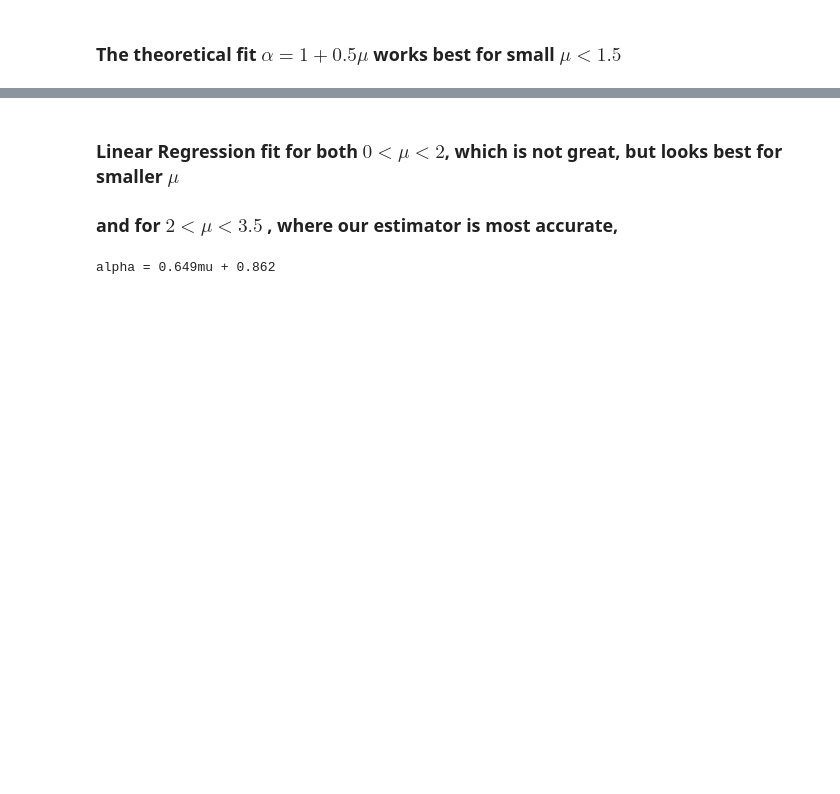
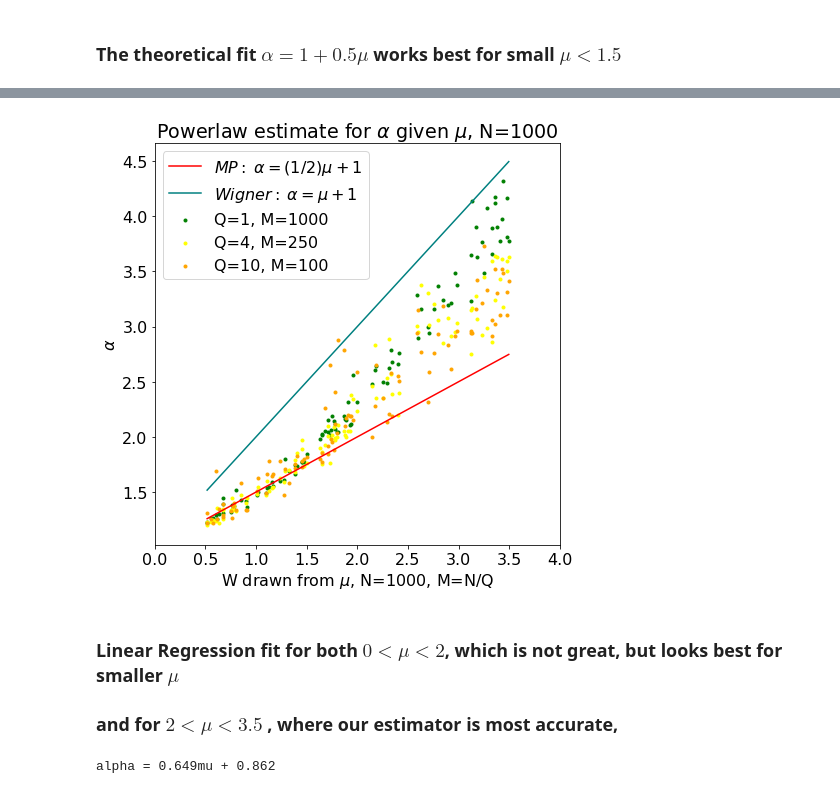
Before and after one commit to CalculatedContent/ImplicitSelfRegularization, a Jupyter notebook: HeavyTailedUniversalityClasses.ipynb, the cells around one changed output, grey strips where cells are left out. Drawn from its saved outputs; the diff is of its cells as text; code cells hidden in the pictures; blank space fills up the shorter version.

```diff
--- a/HeavyTailedUniversalityClasses.ipynb
+++ b/HeavyTailedUniversalityClasses.ipynb
@@ -496,0 +611,25 @@ plt.savefig("img/alpha-mu-plot.png")
+# %%
+def get_pareto_mat_svd(mu, M=1000, Q=2):
+    N = int(Q*M)
+    W = np.random.pareto(mu,size=(M,N))
+    svals, _ = RMT_Util.singular_spectrum(W,norm=False)
+    evals = (1/N)*svals*svals
+    return W, evals
+# %%
+alphas_Q1_M1000_svd = []
+alphas_Q4_M250_svd = []
+alphas_Q10_M100_svd = []
+
+for mu in tqdm(mus):
+
+    W, evals = get_pareto_mat_svd(mu, Q=1, M=1000)
+    fit = powerlaw.Fit(evals, xmax=np.max(evals))
+    alphas_Q1_M1000_svd.append(fit.alpha)
+
+    W, evals = get_pareto_mat_svd(mu, Q=4, M=250)
+    fit = powerlaw.Fit(evals, xmax=np.max(evals))
+    alphas_Q4_M250_svd.append(fit.alpha)
+
+    W, evals = get_pareto_mat_svd(mu, Q=10, M=100)
+    fit = powerlaw.Fit(evals, xmax=np.max(evals))
+    alphas_Q10_M100_svd.append(fit.alpha)
@@ -496,0 +655,21 @@ plt.savefig("img/alpha-mu-plot.png")
+# %%
+plt.rcParams['figure.figsize'] = [7,7]
+
+#plt.scatter(mus, alphas, marker='.', label="Q=2, M=1000")
+plt.scatter(mus, alphas_Q1_M1000_svd, marker='.', color='green', label="Q=1, M=1000")
+
+plt.scatter(mus, alphas_Q4_M250_svd, marker='.', color='yellow', label="Q=4, M=250")
+plt.scatter(mus, alphas_Q10_M100_svd, marker='.', color='orange', label="Q=10, M=100")
+
+
+plt.plot(mus, small_mu_alphas, color='red', label=r'$MP:\;\alpha=(1/2)\mu+1$')
+plt.plot(mus, wigner_mu_alphas, color='teal', label=r'$Wigner:\;\alpha=\mu+1$')
+
+plt.xlabel('W drawn from $\mu$, N=1000, M=N/Q')
+plt.ylabel(r'$\alpha$')
+plt.title(r'Powerlaw estimate for $\alpha$ given $\mu$, N=1000')
+plt.xlim(0,4)
+plt.legend()
+plt.tight_layout()
+# %% [output]
+[figure, added]
```
Also changed, not shown: parts of 12 cells of this notebook, 12 other files.
